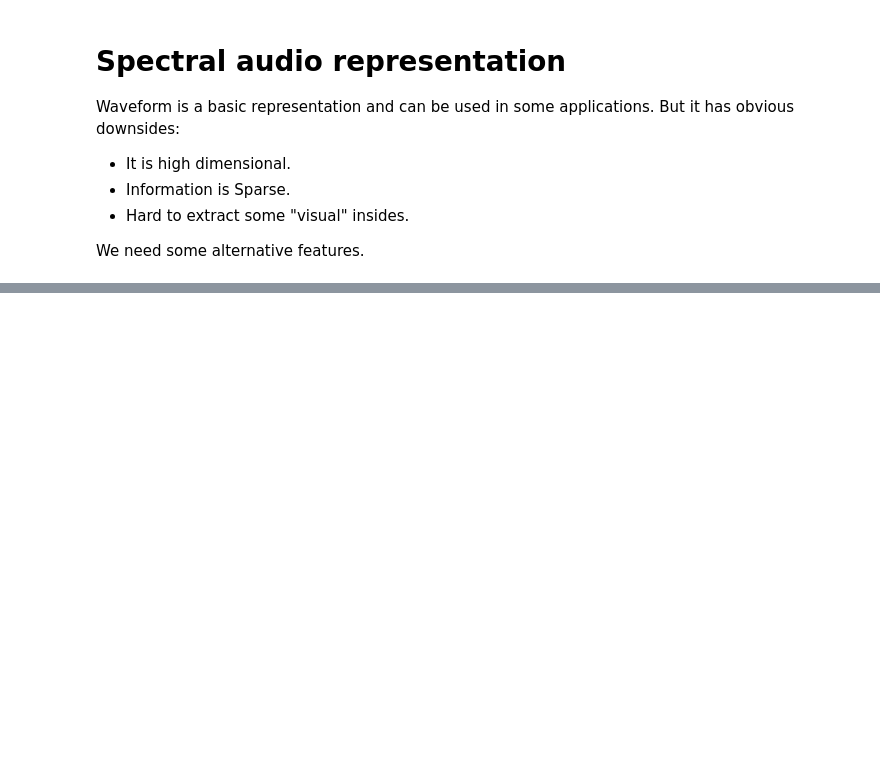
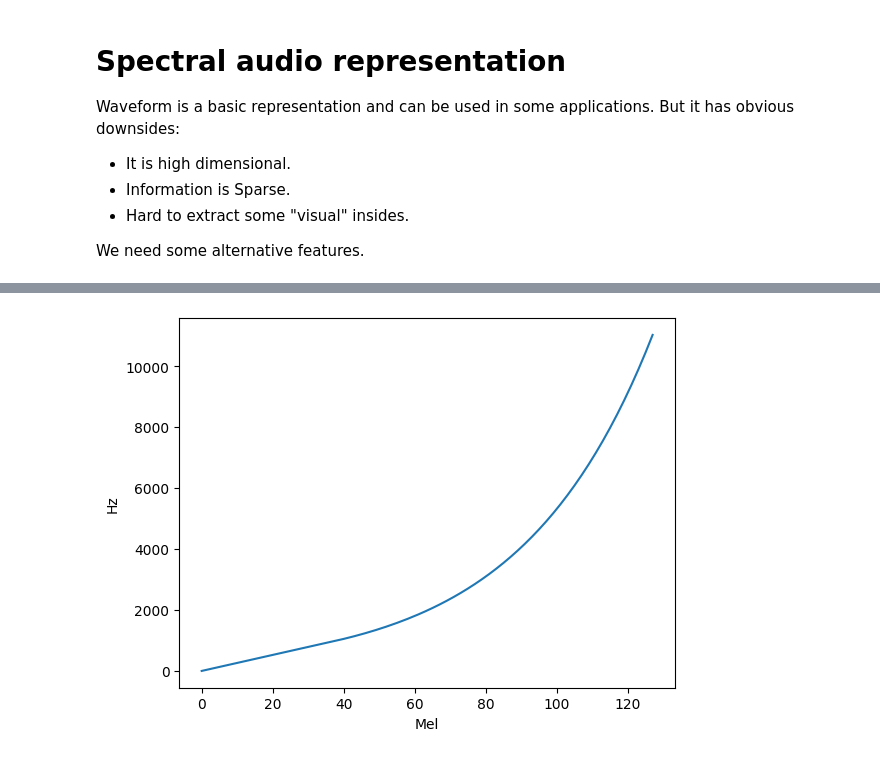
Before and after one commit to VSydorskyy/ucu_audio_processing_course, a Jupyter notebook: Module_1/Lecture_1/Intro_to_Audio_ML.ipynb, the cells around one changed output, grey strips where cells are left out. Cells and saved outputs as stored; diff of their text form; code cells hidden in the pictures; blank space fills up the shorter version.

```diff
--- a/Module_1/Lecture_1/Intro_to_Audio_ML.ipynb
+++ b/Module_1/Lecture_1/Intro_to_Audio_ML.ipynb
@@ -485,0 +635,8 @@ So finally we come to Spectogram, where we have:
+# %%
+mel_freqs = librosa.mel_frequencies(n_mels=128, fmin=0.0, fmax=11025.0, htk=False)
+plt.plot(mel_freqs)
+plt.xlabel("Mel")
+plt.ylabel("Hz")
+plt.show()
+# %% [output]
+[figure, added]
```
Also changed, not shown: parts of 33 cells of this notebook, 2 other files.
